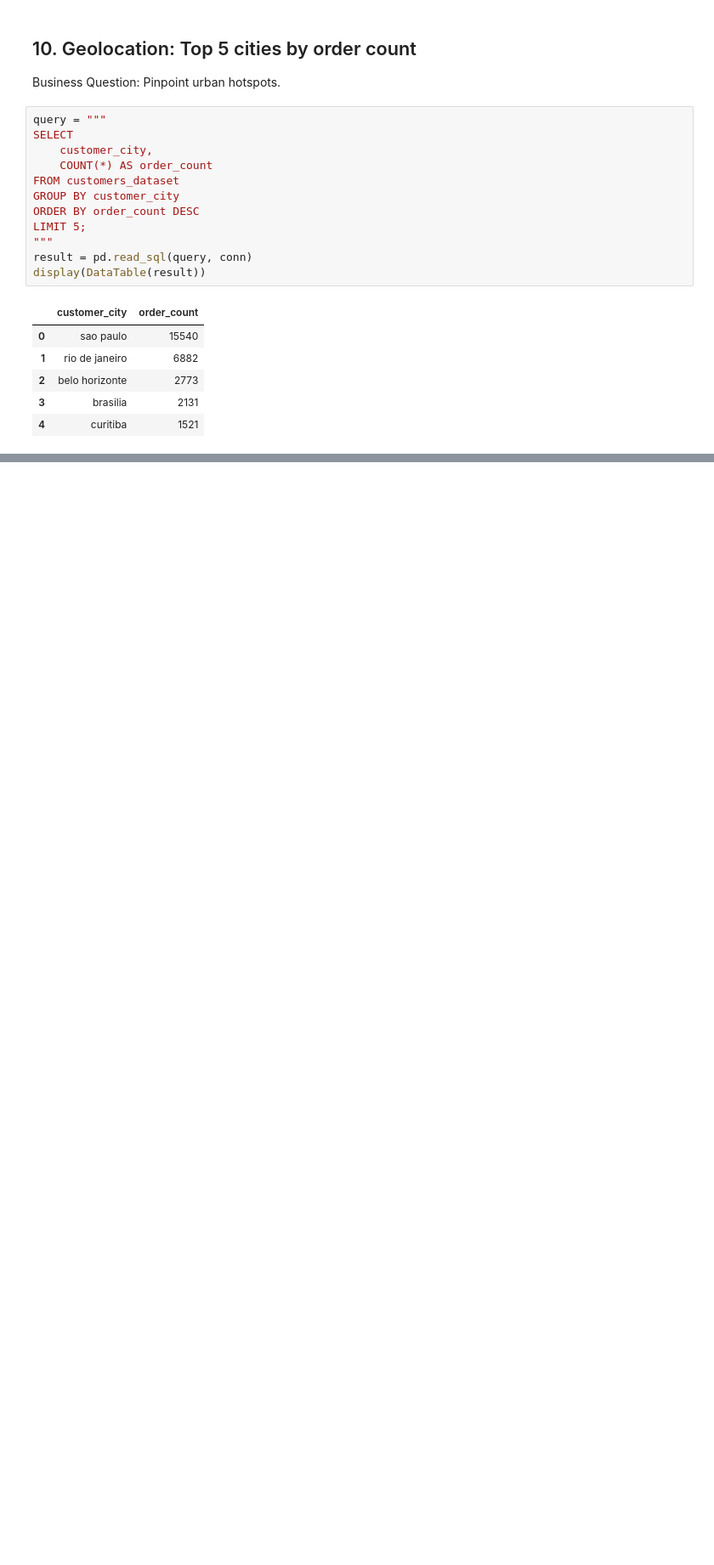
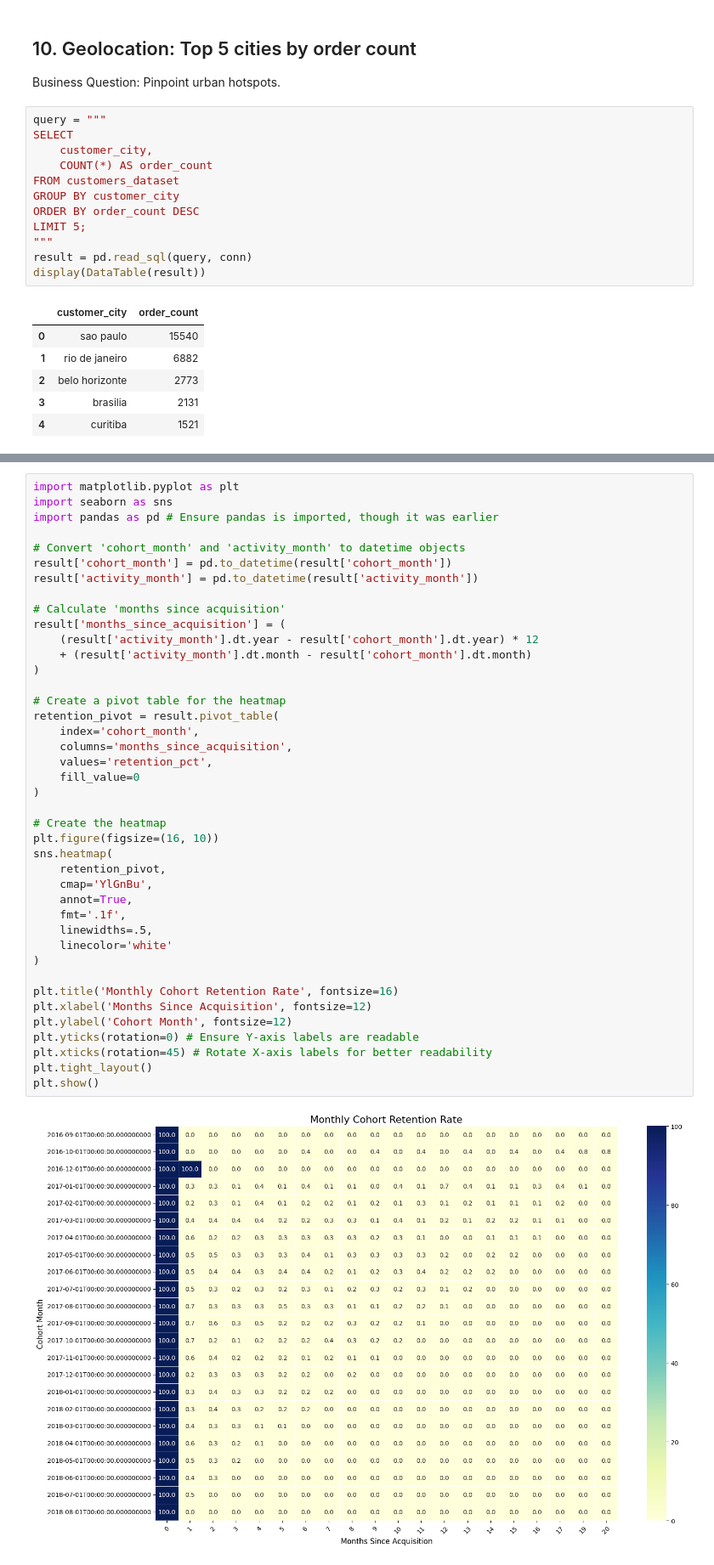
Before and after one commit to Azarbaad/Data_analytics, a Jupyter notebook: sql_brazilian_ecommerce.ipynb, the cells around one changed output, grey strips where cells are left out. Shown at 85% size. Saved outputs shown, nothing was run; the diff lists cells and outputs as text; blank space fills up the shorter version.

```diff
--- a/sql_brazilian_ecommerce.ipynb
+++ b/sql_brazilian_ecommerce.ipynb
@@ -816,0 +1089,43 @@ display(DataTable(result))
+# %%
+import matplotlib.pyplot as plt
+import seaborn as sns
+import pandas as pd # Ensure pandas is imported, though it was earlier
+
+# Convert 'cohort_month' and 'activity_month' to datetime objects
+result['cohort_month'] = pd.to_datetime(result['cohort_month'])
+result['activity_month'] = pd.to_datetime(result['activity_month'])
+
+# Calculate 'months since acquisition'
+result['months_since_acquisition'] = (
+    (result['activity_month'].dt.year - result['cohort_month'].dt.year) * 12
+    + (result['activity_month'].dt.month - result['cohort_month'].dt.month)
+)
+
+# Create a pivot table for the heatmap
+retention_pivot = result.pivot_table(
+    index='cohort_month',
+    columns='months_since_acquisition',
+    values='retention_pct',
+    fill_value=0
+)
+
+# Create the heatmap
+plt.figure(figsize=(16, 10))
+sns.heatmap(
+    retention_pivot,
+    cmap='YlGnBu',
+    annot=True,
+    fmt='.1f',
+    linewidths=.5,
+    linecolor='white'
+)
+
+plt.title('Monthly Cohort Retention Rate', fontsize=16)
+plt.xlabel('Months Since Acquisition', fontsize=12)
+plt.ylabel('Cohort Month', fontsize=12)
+plt.yticks(rotation=0) # Ensure Y-axis labels are readable
+plt.xticks(rotation=45) # Rotate X-axis labels for better readability
+plt.tight_layout()
+plt.show()
+# %% [output]
+[figure, added]
```
Also changed, not shown: parts of 19 cells of this notebook.
